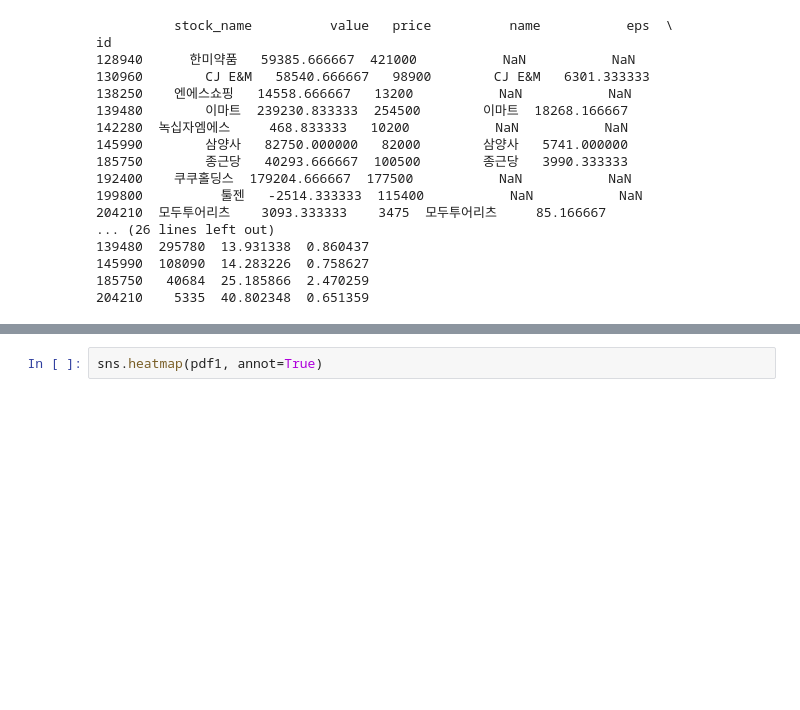
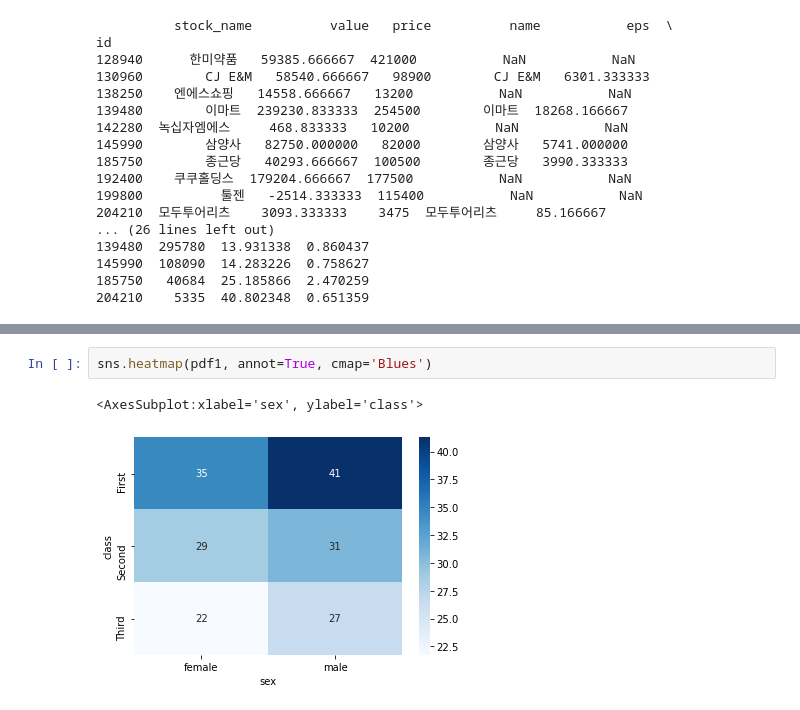
Before and after one commit to minyoungkimm/Python_Jupyter, a Jupyter notebook: 10월23일/exam9.ipynb, the cells around one changed output, grey strips where cells are left out. Drawn from its saved outputs; the diff is of its cells as text; blank space fills up the shorter version.

```diff
--- a/10월23일/exam9.ipynb
+++ b/10월23일/exam9.ipynb
@@ -1091,5 +1306,8 @@ print('\n')
 # %%
-sns.heatmap(pdf1, annot=True)
+sns.heatmap(pdf1, annot=True, cmap='Blues')
+# %% [output]
+<AxesSubplot:xlabel='sex', ylabel='class'>
+[figure, added]
 # %%
 # 값에 적용하는 집계 함수를 2개 이상 지정 가능 - 생존율, 생존자 수 집계
 pdf2 = pd.pivot_table(df,                       # 피벗할 데이터프레임
```
Also changed, not shown: parts of 28 cells of this notebook, 4 other files.
